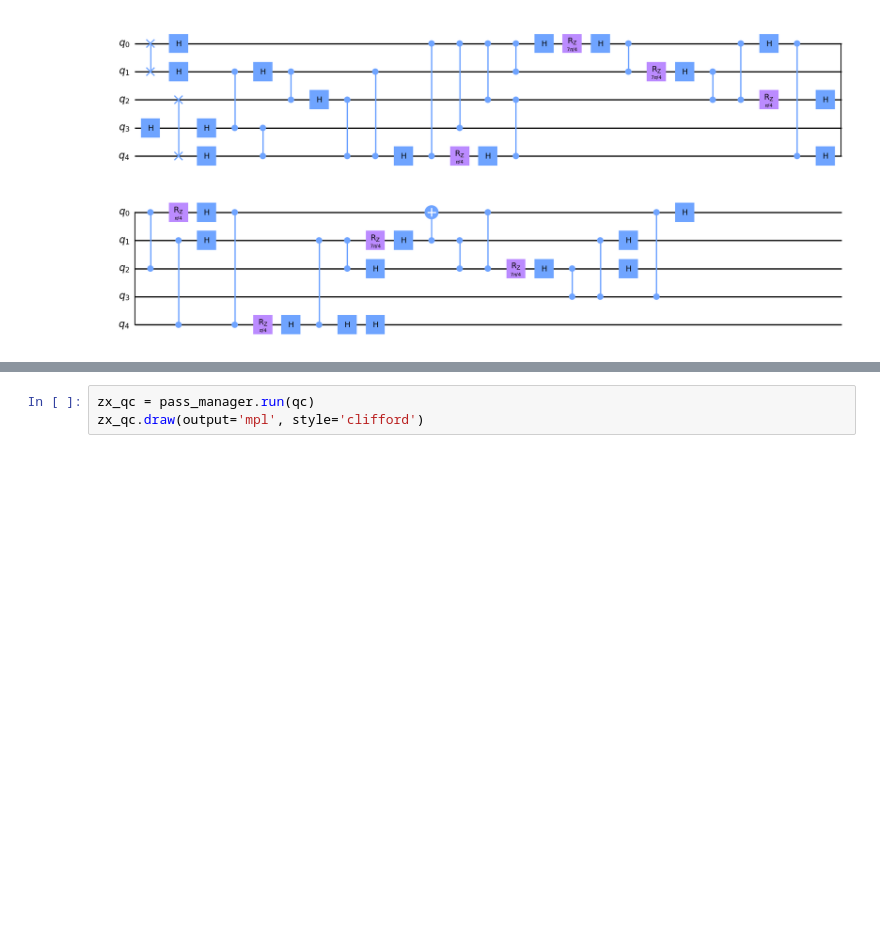
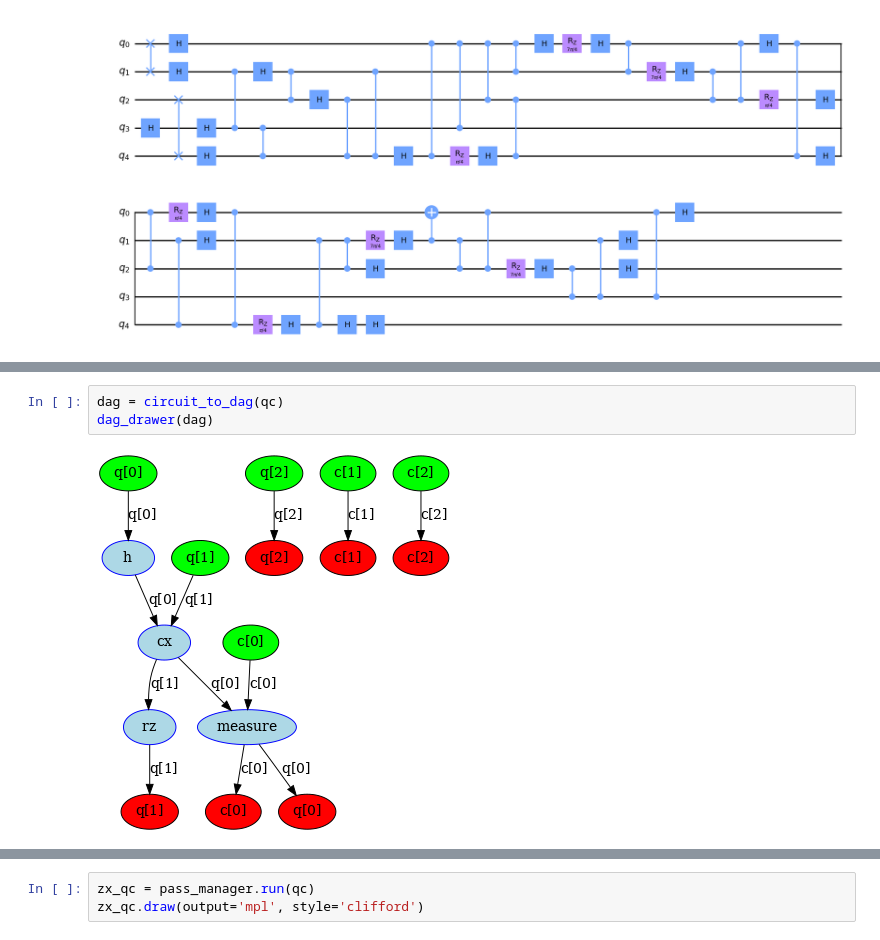
Before and after one commit to dlyongemallo/qiskit-zx-transpiler, a Jupyter notebook: zx_transpiler_pass_demo.ipynb, the cells around one changed output, grey strips where cells are left out. Drawn from its saved outputs; the diff is of its cells as text; blank space fills up the shorter version.

```diff
--- a/zx_transpiler_pass_demo.ipynb
+++ b/zx_transpiler_pass_demo.ipynb
@@ -62,0 +69,5 @@ qc.draw(output='mpl', style='clifford')
+# %%
+dag = circuit_to_dag(qc)
+dag_drawer(dag)
+# %% [output]
+[figure, added]
```
Also changed, not shown: parts of 6 cells of this notebook, 1 other file.
